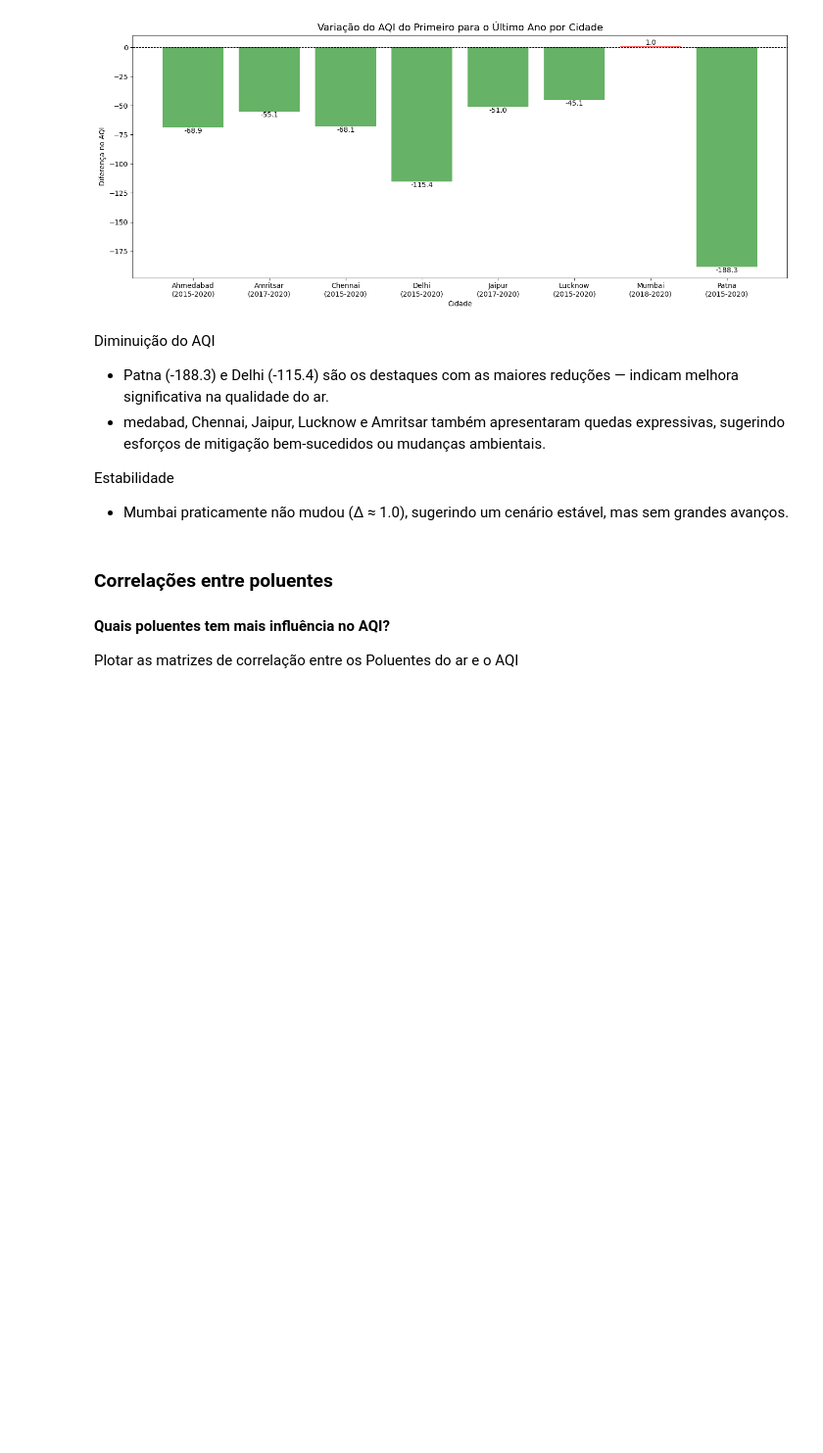
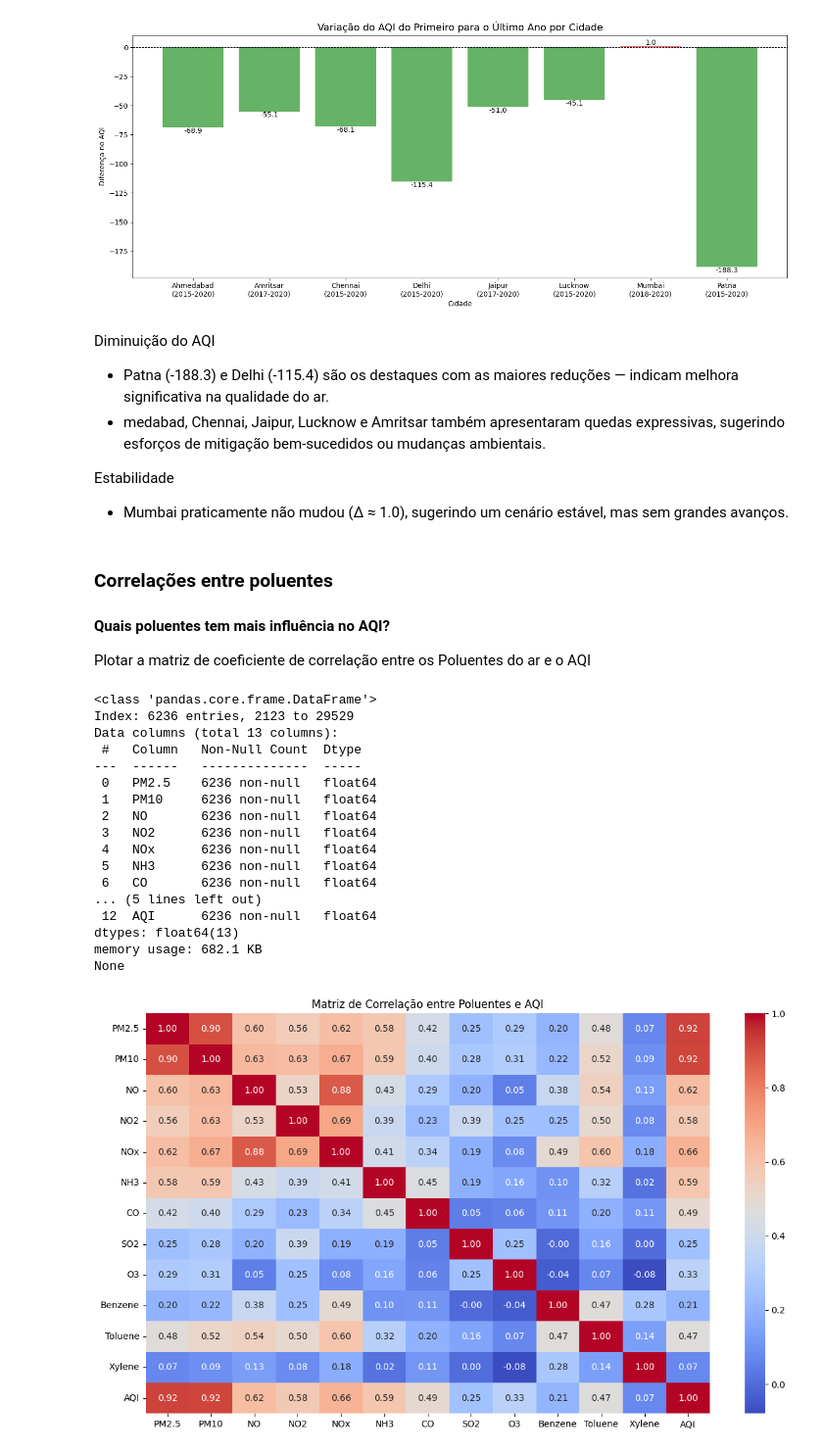
Before and after one commit to raphaelramosds/dca3501-project, a Jupyter notebook: assignments/Trabalho 1 - Parte II - Projeto de Analise de Dados.ipynb, the cells around one changed output. Shown: that part at 98% size. Cells and saved outputs as stored; diff of their text form; code cells hidden in the pictures; blank space fills up the shorter version.

```diff
--- a/assignments/Trabalho 1 - Parte II - Projeto de Analise de Dados.ipynb
+++ b/assignments/Trabalho 1 - Parte II - Projeto de Analise de Dados.ipynb
@@ -256,4 +257,4 @@ Estabilidade
 
 #### Quais poluentes tem mais influência no AQI?
 
-Plotar as matrizes de correlação entre os Poluentes do ar e o AQI
+Plotar a matriz de coeficiente de correlação entre os Poluentes do ar e o AQI
@@ -261,0 +261,36 @@ Plotar as matrizes de correlação entre os Poluentes do ar e o AQI
+# %%
+# Selecionar apenas as colunas dos poluentes e do AQI
+pollutants_aqi_cols = ['PM2.5', 'PM10', 'NO', 'NO2', 'NOx', 'NH3', 'CO', 'SO2', 'O3', 'Benzene', 'Toluene', 'Xylene', 'AQI']
+df_air_quality_numeric = df_air_quality[pollutants_aqi_cols].copy()
+
+# Remover linhas com valores faltantes
+df_clean = df_air_quality_numeric.dropna()
+print(df_clean.info())
+
+# Calcular a matriz de coeficientes de correlação pelo metodo de Pearson
+correlation_matrix = df_clean.corr(method='pearson')
+
+# Visualizá-la com um mapa de calor
+plt.figure(figsize=(14, 8))
+sns.heatmap(correlation_matrix, annot=True, cmap='coolwarm', fmt=".2f")
+plt.title("Matriz de Correlação entre Poluentes e AQI")
+plt.show()
+# %% [output]
+<class 'pandas.core.frame.DataFrame'>
+Index: 6236 entries, 2123 to 29529
+Data columns (total 13 columns):
+ #   Column   Non-Null Count  Dtype
+---  ------   --------------  -----
+ 0   PM2.5    6236 non-null   float64
+ 1   PM10     6236 non-null   float64
+ 2   NO       6236 non-null   float64
+ 3   NO2      6236 non-null   float64
+ 4   NOx      6236 non-null   float64
+ 5   NH3      6236 non-null   float64
+ 6   CO       6236 non-null   float64
+... (5 lines left out)
+ 12  AQI      6236 non-null   float64
+dtypes: float64(13)
+memory usage: 682.1 KB
+None
+[figure, added]
```
Also changed, not shown: parts of 8 cells of this notebook.
